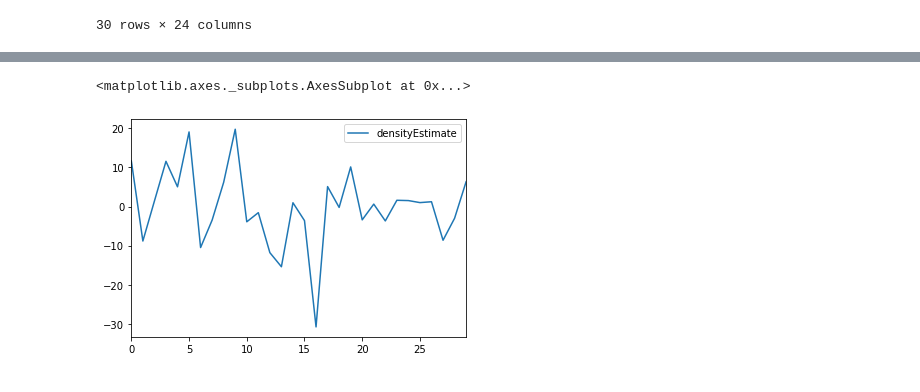
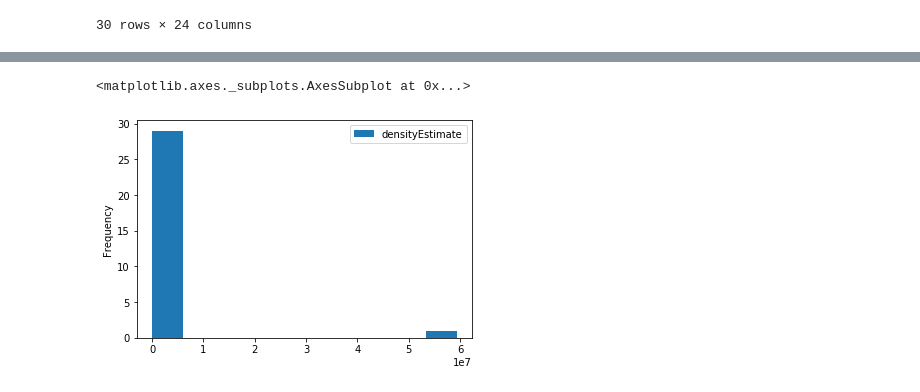
Before and after one commit to gilpasternak35/Likelihood, a Jupyter notebook: likelihood-public.ipynb, the cells around one changed output, grey strips where cells are left out. Drawn from its saved outputs; the diff is of its cells as text; code cells hidden in the pictures.

Commit message:
2 kernel functions attempted, one seems to work, still need to add outlier estimation

```diff
--- a/likelihood-public.ipynb
+++ b/likelihood-public.ipynb
@@ -411,12 +410,14 @@ print("Enter the column name you'd like to see the kernel density of")
 
 #Prompting user for input and calculating basic statistics, bandwidth temporarily set to .05
 #For testing purposes
-stat = first_table.get(input())
+inp = input()
+stat = first_table.get(inp)
+stat.plot(kind  = "hist")
 avg = stat.mean()
 density = np.array([])
 bandwidth = .05
 dev = np.std(stat)
-kernel_const = 1/(dev* mt.sqrt(2*mt.pi))
+kernel_const = 1/(mt.sqrt(2*mt.pi))
 n = first_table.shape[0]
 # %% [output]
 Enter the column name you'd like to see the kernel density of
@@ -424,10 +426,11 @@ SARSchedule Adjusted RatingAn evaluation of teams based on efficiency differenti
 # %%
-# With normal kernel function
+# With Gaussian kernel function
 for i in np.arange(n):
-    density = np.append(density, (1/(n*bandwidth)) * ((avg - stat[i])/bandwidth)*kernel_const*
-              mt.pow(mt.e,(mt.pow(stat[i],2)/mt.pow(2*dev,2))))
+    density = np.append(density, (1/(n*bandwidth)) *kernel_const*
+              mt.pow(mt.e,(mt.pow(-(avg - stat[i]),2)))/
+             (2*mt.pow(bandwidth * stat[i],2)))
 densityFrame = pd.DataFrame().assign(densityEstimate = density)
-densityFrame.plot()
+densityFrame.plot(kind  = "hist")
 # %% [output]
 <matplotlib.axes._subplots.AxesSubplot at 0x...>
-[figure, old version]
+[figure, new version]
```
Also changed, not shown: parts of 6 cells of this notebook.
